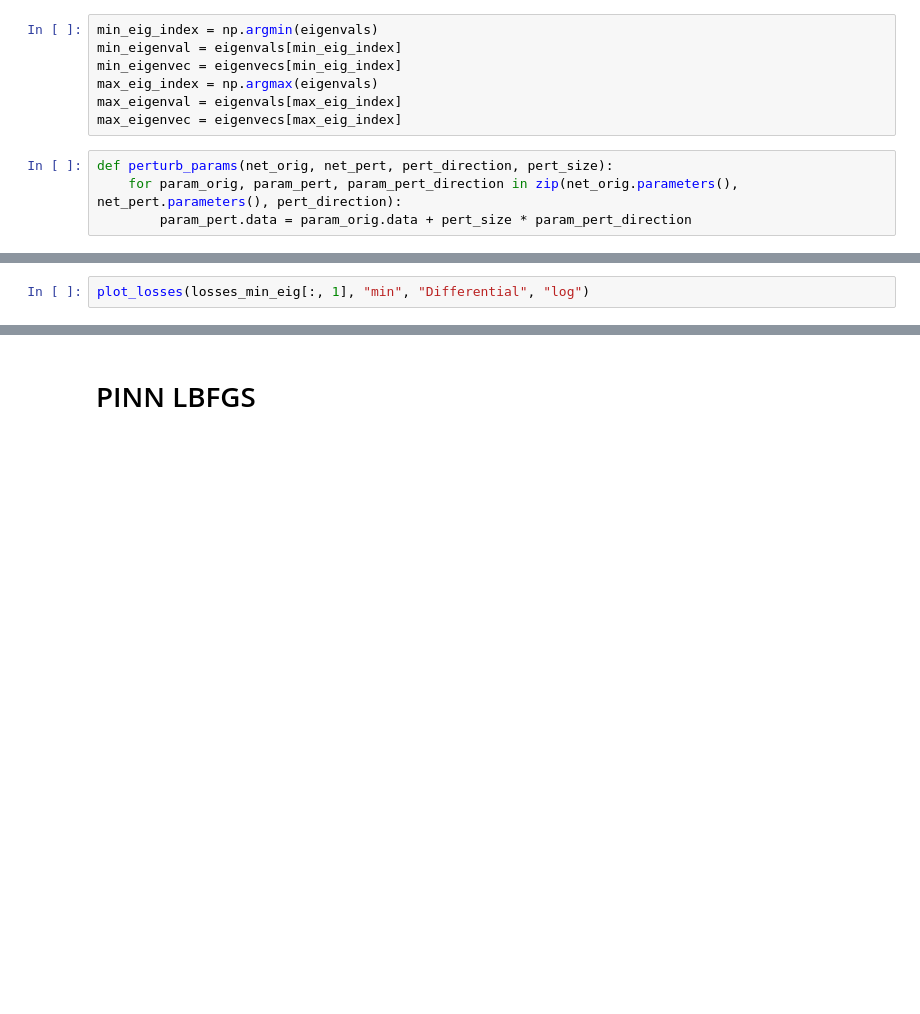
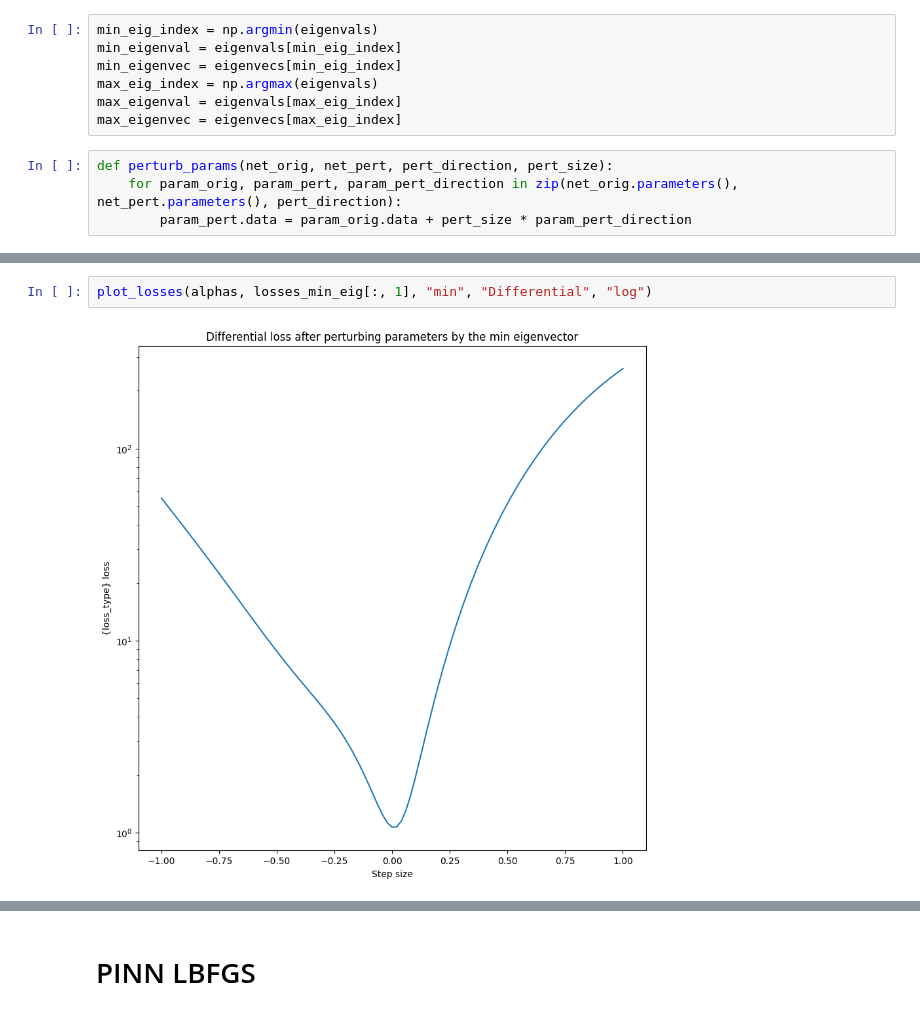
Before and after one commit to rahil1206/PDE-Project, a Jupyter notebook: Experiment.ipynb, the cells around one changed output, grey strips where cells are left out. Drawn from its saved outputs; the diff is of its cells as text; blank space fills up the shorter version.

```diff
--- a/Experiment.ipynb
+++ b/Experiment.ipynb
@@ -396,3 +412,5 @@ plot_losses(losses_max_eig[:, 0], "max", "Total", "log")
 # %%
-plot_losses(losses_min_eig[:, 1], "min", "Differential", "log")
+plot_losses(alphas, losses_min_eig[:, 1], "min", "Differential", "log")
+# %% [output]
+[figure, added]
 # %%
```
Also changed, not shown: parts of 20 cells of this notebook.
